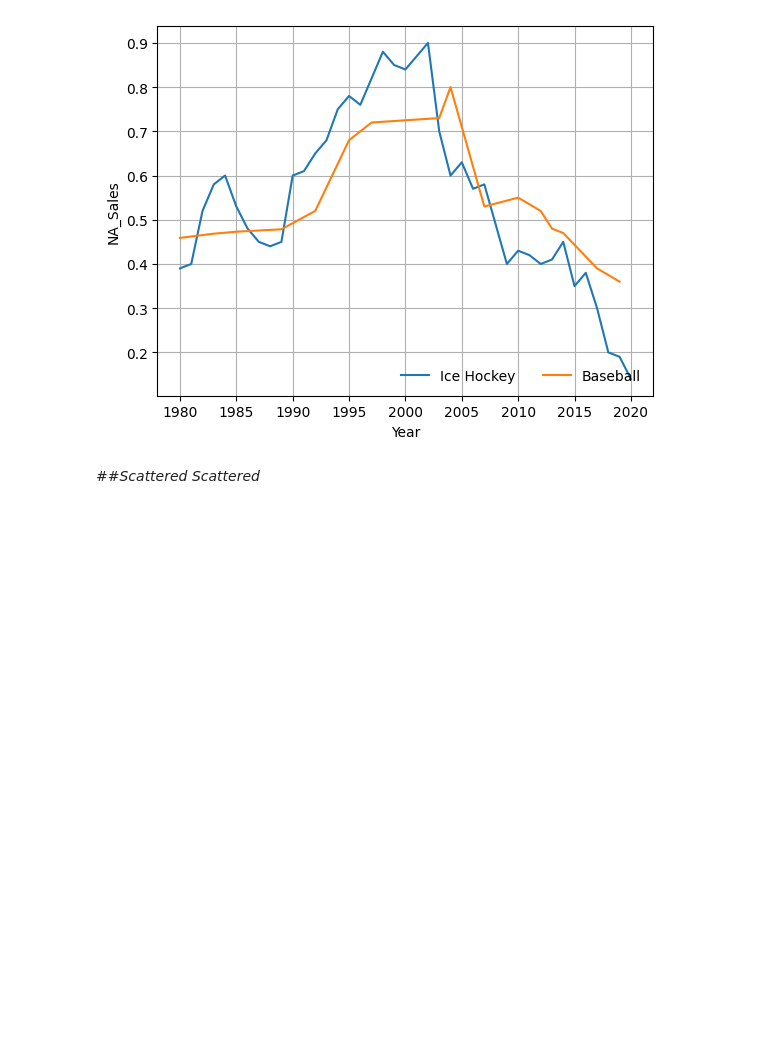
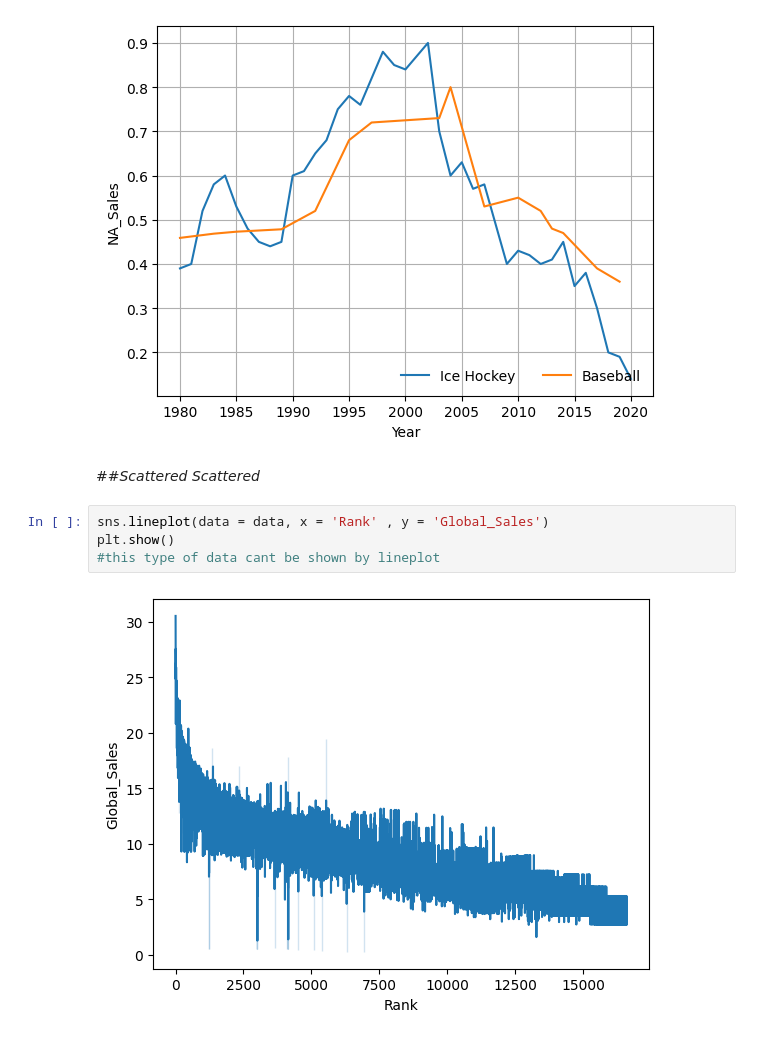
Before and after one commit to sr606/Python-Practice, a Jupyter notebook: Oct24_DV_2.ipynb, the cells around one changed output. Drawn from its saved outputs; the diff is of its cells as text; blank space fills up the shorter version.

```diff
--- a/Oct24_DV_2.ipynb
+++ b/Oct24_DV_2.ipynb
@@ -132,3 +161,9 @@ plt.show()
 [figure]
 # %% [markdown]
 ##*Scattered Scattered*
+# %%
+sns.lineplot(data = data, x = 'Rank' , y = 'Global_Sales')
+plt.show()
+#this type of data cant be shown by lineplot
+# %% [output]
+[figure, added]
```
Also changed, not shown: parts of 7 cells of this notebook.
